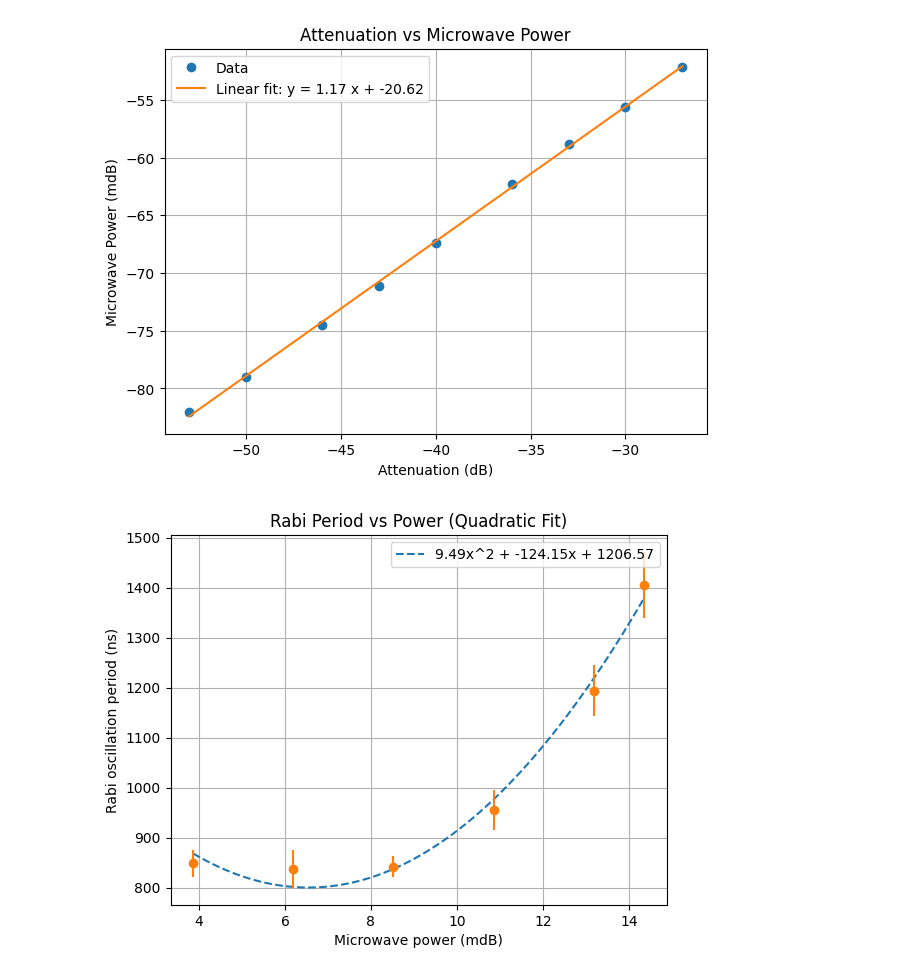
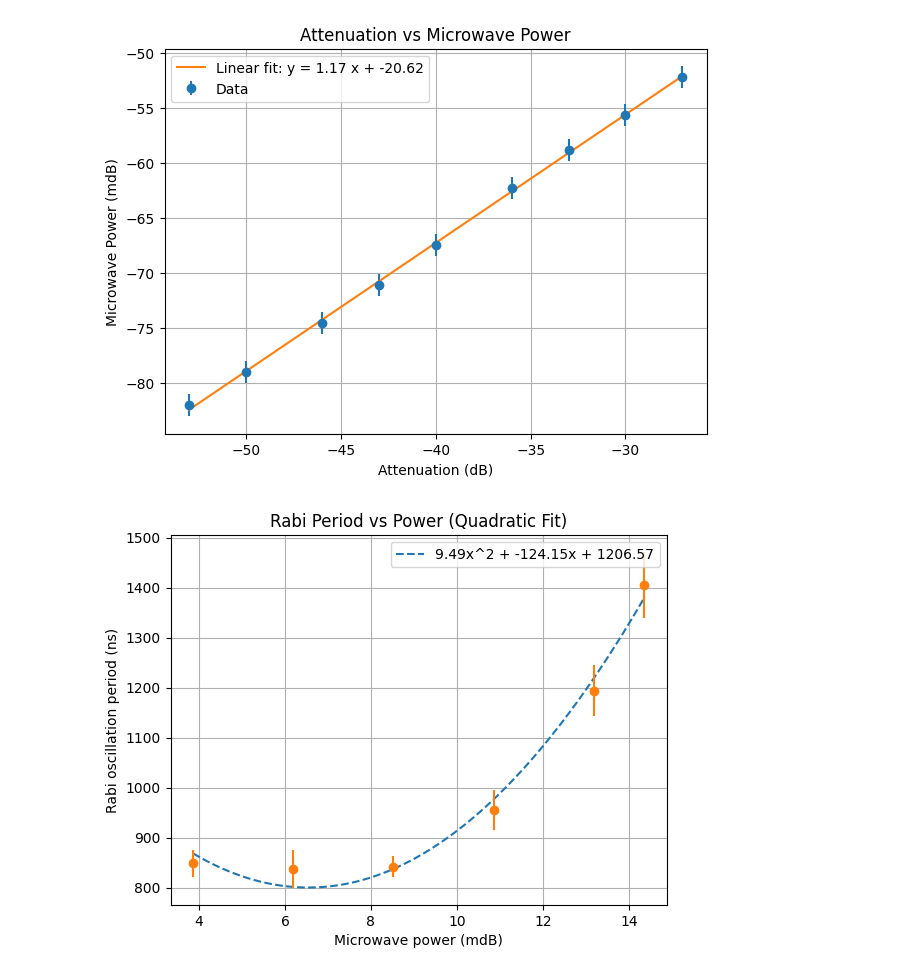
Before and after one commit to nlyu1/nv-center, a Jupyter notebook: Second_draft/code/rabi.ipynb, the cells around one changed output. Cells and saved outputs as stored; diff of their text form; code cells hidden in the pictures.

```diff
--- a/Second_draft/code/rabi.ipynb
+++ b/Second_draft/code/rabi.ipynb
@@ -94,34 +94,34 @@ def frequency(file):
 # %%
 
 # 1) Your raw data as numpy arrays
 attenuation = np.array([-21, -22, -23, -27, -30, -33, -36, -40, -43, -46, -50, -53])
 microwave_power = np.array([-51.32, -50.8, -50.9, -52.2, -55.6, -58.8, -62.3, -67.4,
                             -71.1, -74.5, -79.0, -82.0])
 attenuation = attenuation[3:]
 microwave_power = microwave_power[3:]
 # 2) Perform a linear fit using np.polyfit
 #    polyfit(x_data, y_data, 1) -> fit a line: y = slope*x + intercept
 slope, intercept = np.polyfit(attenuation, microwave_power, 1)
 
 # Create a fitted curve for plotting
 x_fit = np.linspace(attenuation.min(), attenuation.max(), 100)
 y_fit = slope * x_fit + intercept
 
 # 3) Plot the data
 plt.figure(figsize=(7, 5))
-plt.plot(attenuation, microwave_power, 'o', label='Data', markersize=6)
+plt.errorbar(attenuation, microwave_power,np.ones_like(attenuation), fmt = 'o', label='Data', markersize=6)
 plt.plot(x_fit, y_fit, '-', label=f'Linear fit: y = {slope:.2f} x + {intercept:.2f}')
 
 plt.xlabel('Attenuation (dB)')
 plt.ylabel('Microwave Power (mdB)')
 plt.title('Attenuation vs Microwave Power')
 plt.legend()
 plt.grid(True)
 
 # Show the plot
 plt.show()
 # %% [output]
-[figure, old version]
+[figure, new version]
 # %%
 attenuations = np.array([21,23,25,27,29,30])
 def attenuation_to_power(attenuation):
```
Also changed, not shown: parts of 1 cell of this notebook, 12 other files.
